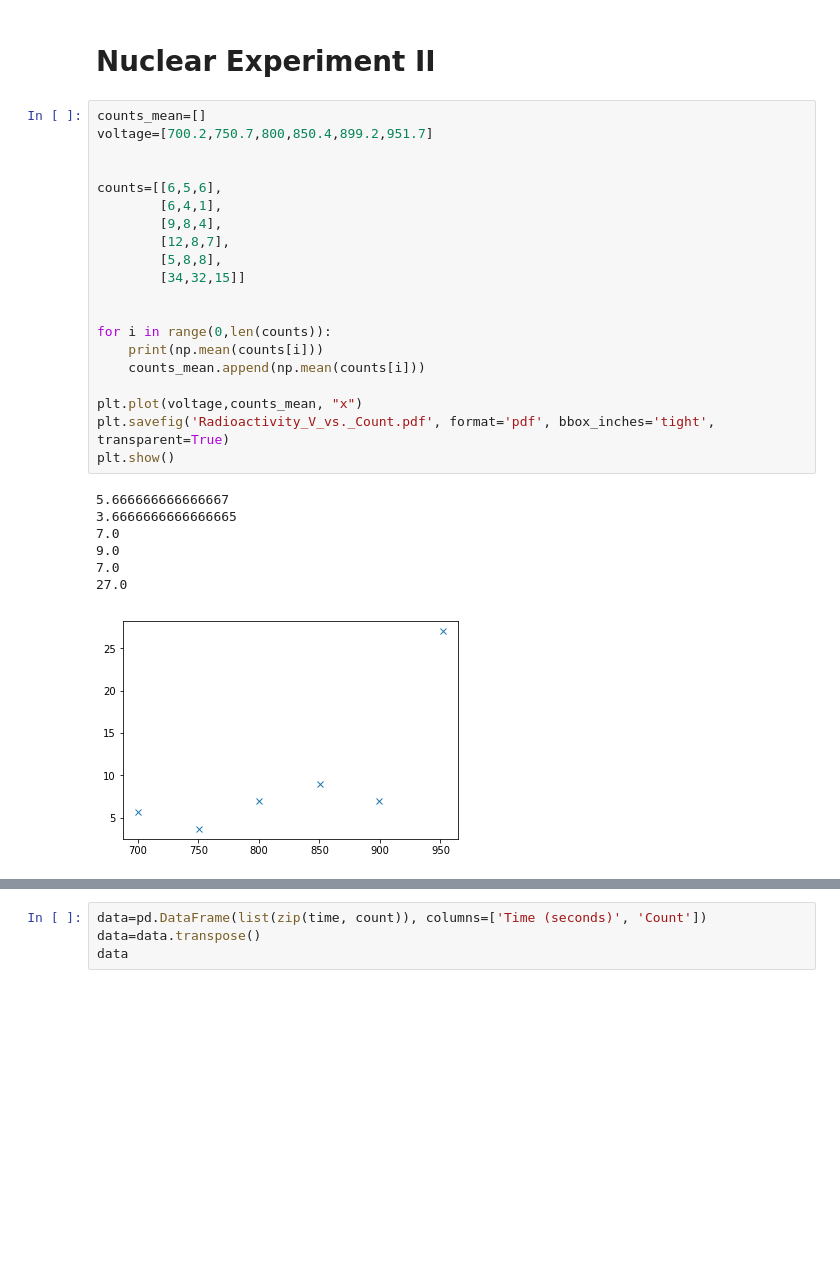
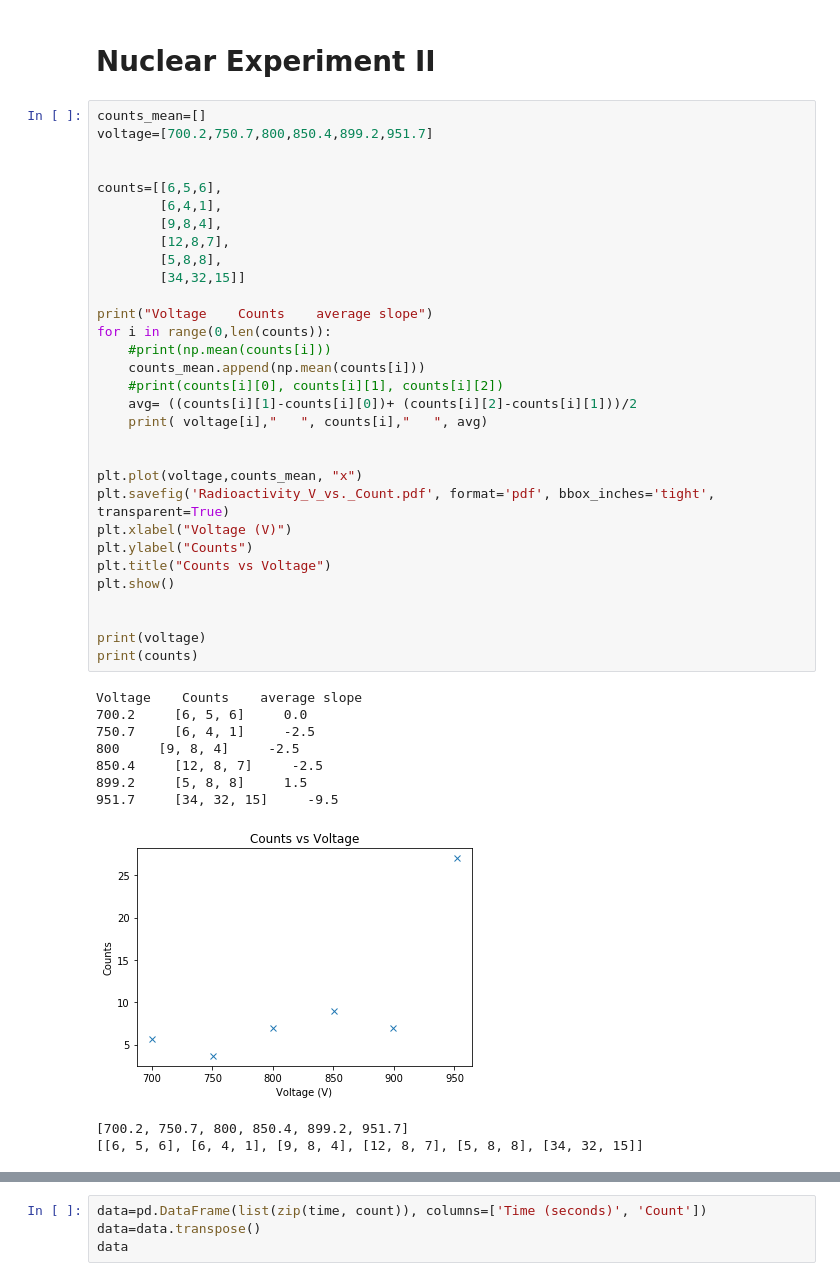
Before and after one commit to MAtthewCrow12/CrowleyDLP, a Jupyter notebook: 357 graphs.ipynb, the cells around one changed output, grey strips where cells are left out. Saved outputs shown, nothing was run; the diff lists cells and outputs as text; blank space fills up the shorter version.

```diff
--- a/357 graphs.ipynb
+++ b/357 graphs.ipynb
@@ -93,31 +93,45 @@ plt.savefig('4.b I vs frequency.pdf', format='pdf', bbox_inches='tight', transpa
 # %%
 counts_mean=[]
 voltage=[700.2,750.7,800,850.4,899.2,951.7]
 
 
 counts=[[6,5,6],
         [6,4,1],
         [9,8,4],
         [12,8,7],
         [5,8,8],
         [34,32,15]]
 
+print("Voltage    Counts    average slope")
+for i in range(0,len(counts)):
+    #print(np.mean(counts[i]))
+    counts_mean.append(np.mean(counts[i]))
+    #print(counts[i][0], counts[i][1], counts[i][2])
+    avg= ((counts[i][1]-counts[i][0])+ (counts[i][2]-counts[i][1]))/2
+    print( voltage[i],"   ", counts[i],"   ", avg)
 
-for i in range(0,len(counts)):
-    print(np.mean(counts[i]))
-    counts_mean.append(np.mean(counts[i]))
 
 plt.plot(voltage,counts_mean, "x")
 plt.savefig('Radioactivity_V_vs._Count.pdf', format='pdf', bbox_inches='tight', transparent=True)
+plt.xlabel("Voltage (V)")
+plt.ylabel("Counts")
+plt.title("Counts vs Voltage")
 plt.show()
+
+
+print(voltage)
+print(counts)
 # %% [output]
-5.666666666666667
-3.6666666666666665
-7.0
-9.0
-7.0
-27.0
+Voltage    Counts    average slope
+700.2     [6, 5, 6]     0.0
+750.7     [6, 4, 1]     -2.5
+800     [9, 8, 4]     -2.5
+850.4     [12, 8, 7]     -2.5
+899.2     [5, 8, 8]     1.5
+951.7     [34, 32, 15]     -9.5
-[figure, old version]
+[figure, new version]
+[700.2, 750.7, 800, 850.4, 899.2, 951.7]
+[[6, 5, 6], [6, 4, 1], [9, 8, 4], [12, 8, 7], [5, 8, 8], [34, 32, 15]]
 # %%
 count=[11,5,7,4,5,3,6,5,5,8,5,6,3,5,6,8,6,6,9,7,8,10,6,7,10,6,4,2,11]
 time=list(range(30, (len(count)+1)*30, 30))
```
Also changed, not shown: parts of 5 cells of this notebook, 11 other files.
